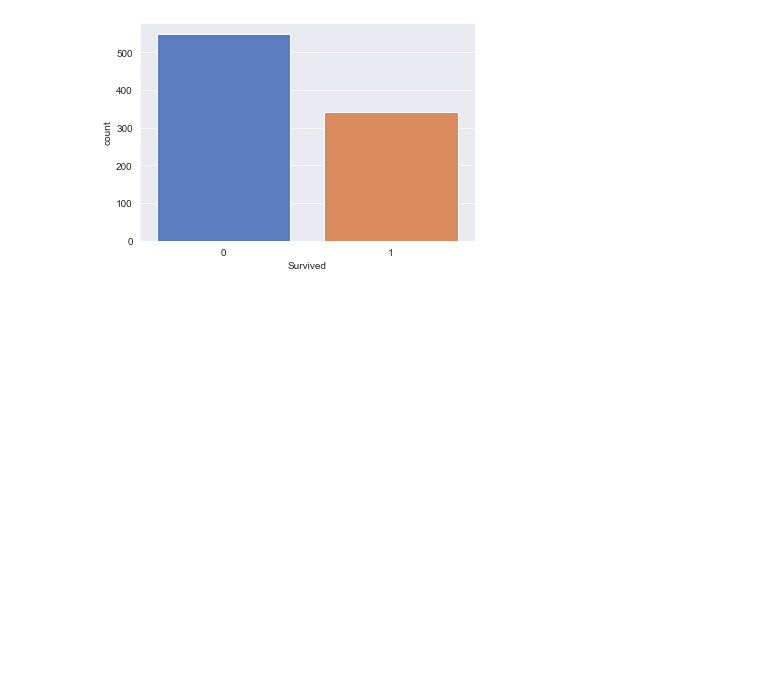
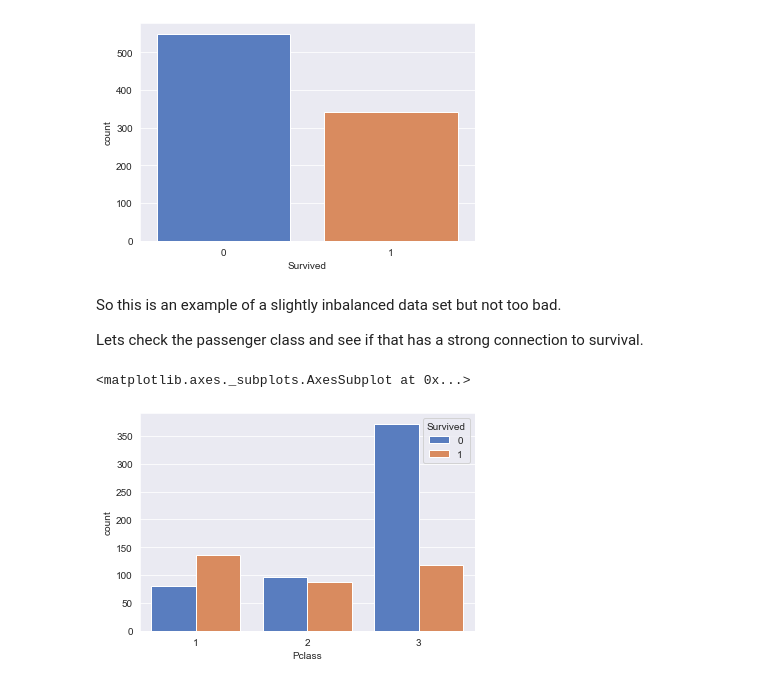
Before and after one commit to PeckJackson/kaggleProjects, a Jupyter notebook: Titanic/Untitled.ipynb, the cells around one changed output. Saved outputs shown, nothing was run; the diff lists cells and outputs as text; code cells hidden in the pictures; blank space fills up the shorter version.

```diff
--- a/Titanic/Untitled.ipynb
+++ b/Titanic/Untitled.ipynb
@@ -49,3 +46,12 @@ sns.countplot(df['Survived']) #1 = Survived, 0 did not.
 # %% [output]
 <matplotlib.axes._subplots.AxesSubplot at 0x...>
 [figure]
+# %% [markdown]
+So this is an example of a slightly inbalanced data set but not too bad.
+
+Lets check the passenger class and see if that has a strong connection to survival.
+# %%
+sns.countplot(x='Pclass',data=df,hue='Survived')
+# %% [output]
+<matplotlib.axes._subplots.AxesSubplot at 0x...>
+[figure, added]
```
Also changed, not shown: parts of 41 cells of this notebook.
